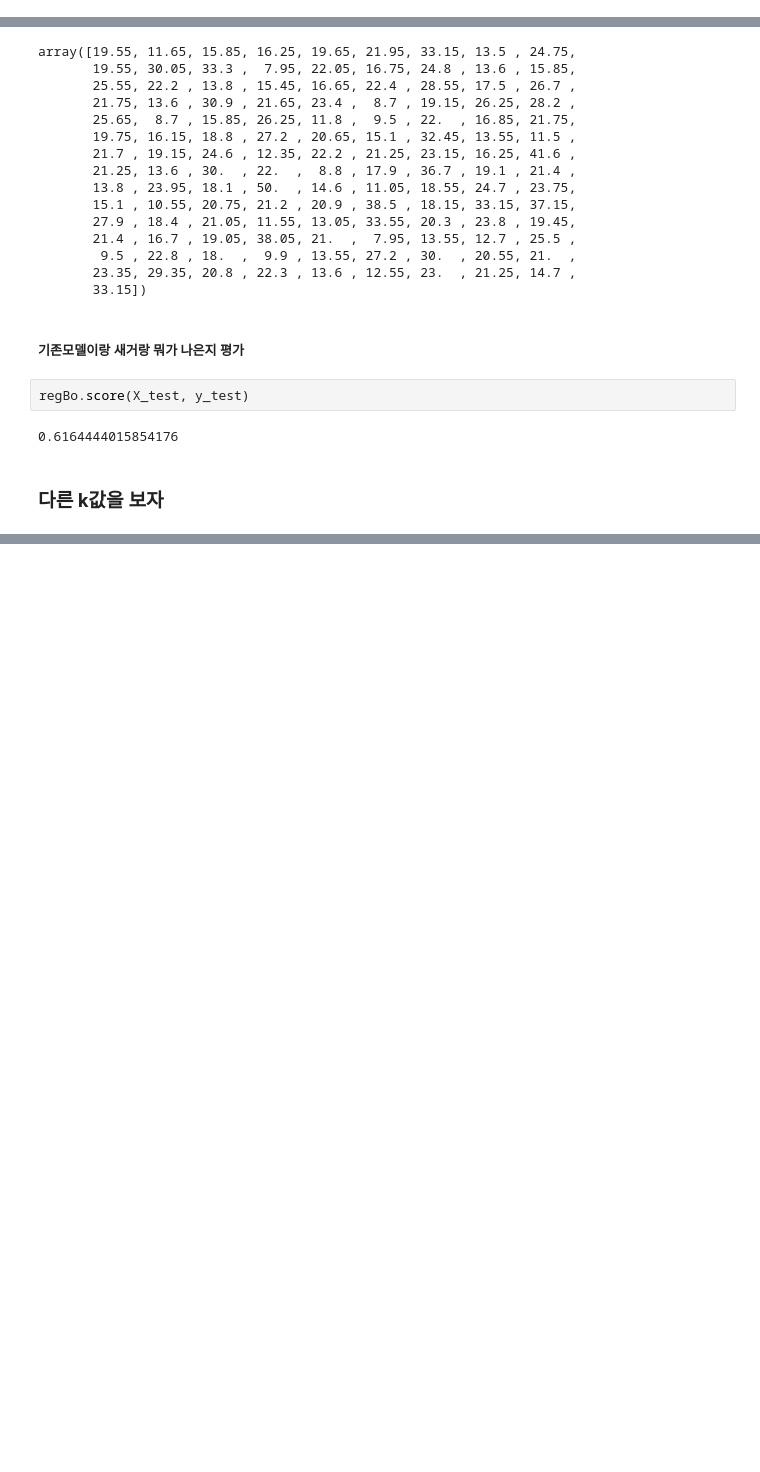
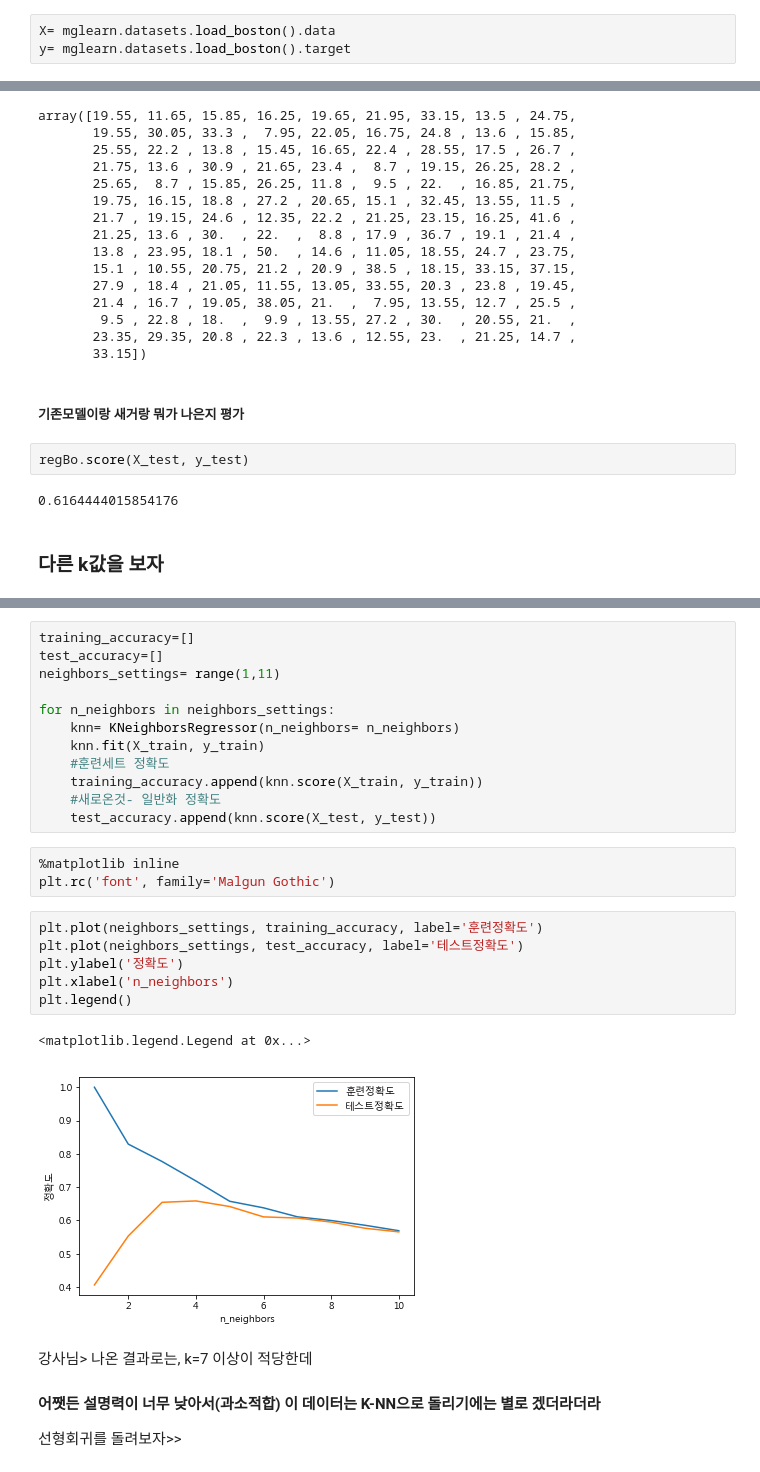
Before and after one commit to firstock/dataAnal_py_basic, a Jupyter notebook: machineLearning/KNN_classifier_regressor.ipynb, the cells around one changed output, grey strips where cells are left out. Saved outputs shown, nothing was run; the diff lists cells and outputs as text; blank space fills up the shorter version.

```diff
--- a/machineLearning/KNN_classifier_regressor.ipynb
+++ b/machineLearning/KNN_classifier_regressor.ipynb
@@ -795,3 +873,6 @@ y.shape
+# %%
+X= mglearn.datasets.load_boston().data
+y= mglearn.datasets.load_boston().target
 # %% [markdown]
 #### y가 연속적이고 범주형인걸 할 예정이니 Regressor
 이걸 아는 방법??
@@ -895,0 +988,28 @@ ValueError: query data dimension must match training data dimension
+# %%
+training_accuracy=[]
+test_accuracy=[]
+neighbors_settings= range(1,11)
+
+for n_neighbors in neighbors_settings:
+    knn= KNeighborsRegressor(n_neighbors= n_neighbors)
+    knn.fit(X_train, y_train)
+    #훈련세트 정확도
+    training_accuracy.append(knn.score(X_train, y_train))
+    #새로온것- 일반화 정확도
+    test_accuracy.append(knn.score(X_test, y_test))
+# %%
+%matplotlib inline
+plt.rc('font', family='Malgun Gothic')
+# %%
+plt.plot(neighbors_settings, training_accuracy, label='훈련정확도')
+plt.plot(neighbors_settings, test_accuracy, label='테스트정확도')
+plt.ylabel('정확도')
+plt.xlabel('n_neighbors')
+plt.legend()
+# %% [output]
+<matplotlib.legend.Legend at 0x...>
+[figure, added]
+# %% [markdown]
+강사님> 나온 결과로는, k=7 이상이 적당한데
+#### 어쨋든 설명력이 너무 낮아서(과소적합) 이 데이터는 K-NN으로 돌리기에는 별로 겠더라더라
+선형회귀를 돌려보자>>
```
Also changed, not shown: parts of 20 cells of this notebook, 4 other files.
